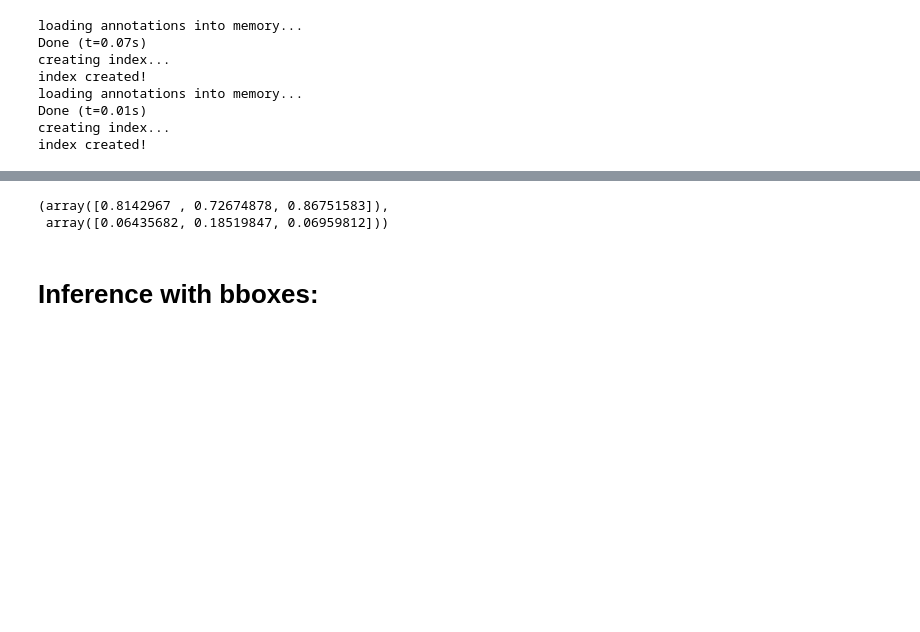
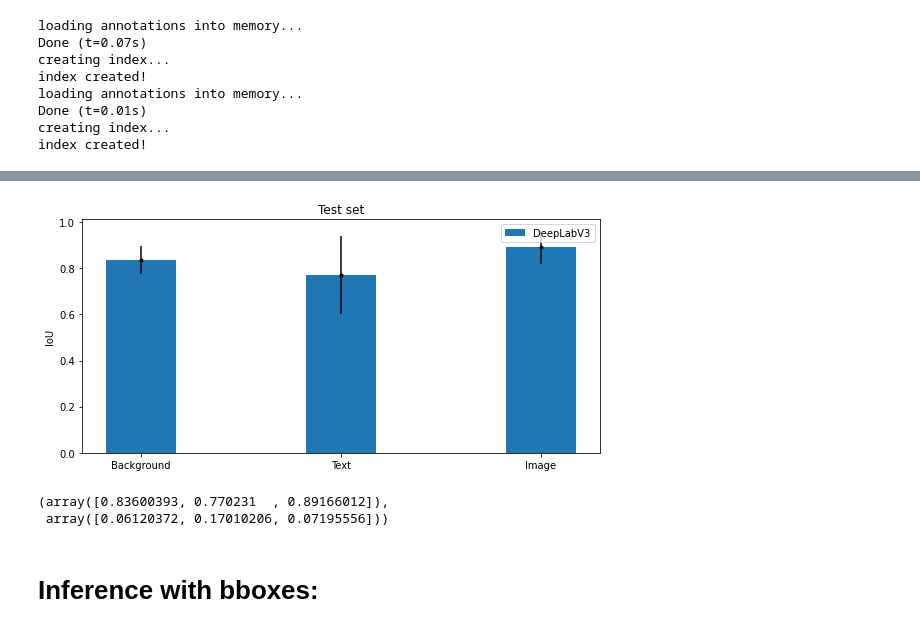
Before and after one commit to kumgleb/OCR_doc_layout, a Jupyter notebook: report.ipynb, the cells around one changed output, grey strips where cells are left out. Cells and saved outputs as stored; diff of their text form; code cells hidden in the pictures; blank space fills up the shorter version.

```diff
--- a/report.ipynb
+++ b/report.ipynb
@@ -109,28 +112,30 @@ iou_mean, iou_std = score_model(model, val_loader, device, None)
 # %%
-labels = 3
+labels = ["Background", "Text", "Image"]
 x = np.arange(len(labels))  # the label locations
 width = 0.35  # the width of the bars
 
-fig, ax = plt.subplots(figsize=(16, 6))
+fig, ax = plt.subplots(figsize=(8, 4))
 
-ax.bar(x - width/2, iou_mean, width, label='UNet')
-ax.errorbar(x - width/2, iou_mean, yerr=iou_std, fmt='.k')
+ax.bar(x, iou_mean, width, label='DeepLabV3')
+ax.errorbar(x, iou_mean, yerr=iou_std, fmt='.k')
 
-# ax.set_title(name)
 ax.set_xticks(x)
 ax.set_xticklabels(labels)
 ax.legend()
 
-ax.set_ylabel('Scores')
+ax.set_ylabel('IoU')
+ax.set_title("Test set")
 fig.tight_layout()
+# %% [output]
+[figure, added]
 # %%
 # Postpocessing with dilation and erosion:
 
-postproc = ErodeDilate(3, 5, 2)
+postproc = ErodeDilate(3, 3, 3)
 score_model(model, val_loader, device, postproc)
 # %% [output]
-(array([0.8142967 , 0.72674878, 0.86751583]),
- array([0.06435682, 0.18519847, 0.06959812]))
+(array([0.83600393, 0.770231  , 0.89166012]),
+ array([0.06120372, 0.17010206, 0.07195556]))
 # %% [markdown]
 # Inference with bboxes:
 # %%
```
Also changed, not shown: parts of 9 cells of this notebook, 2 other files.
